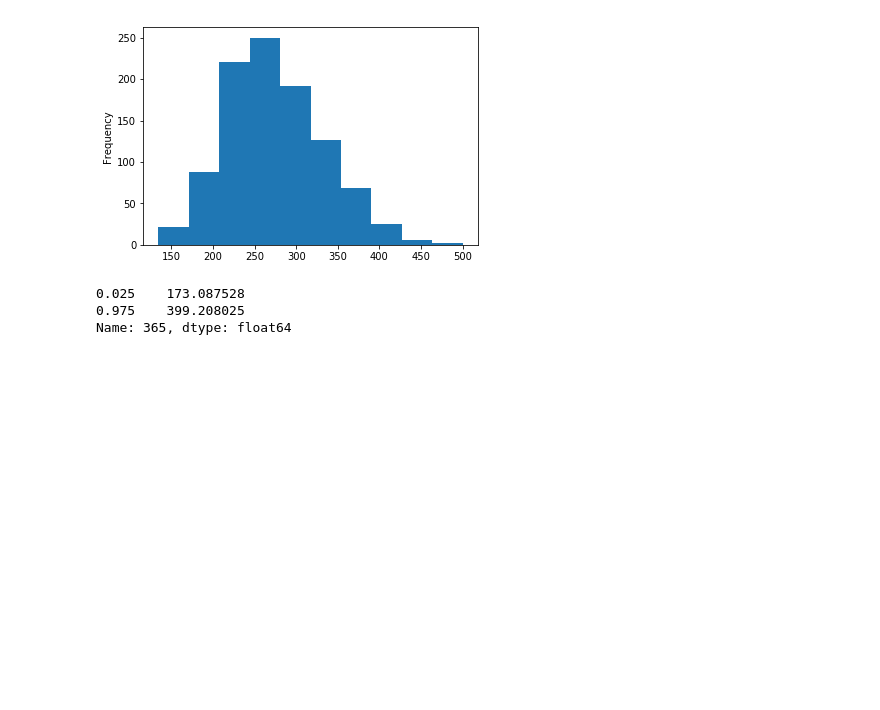
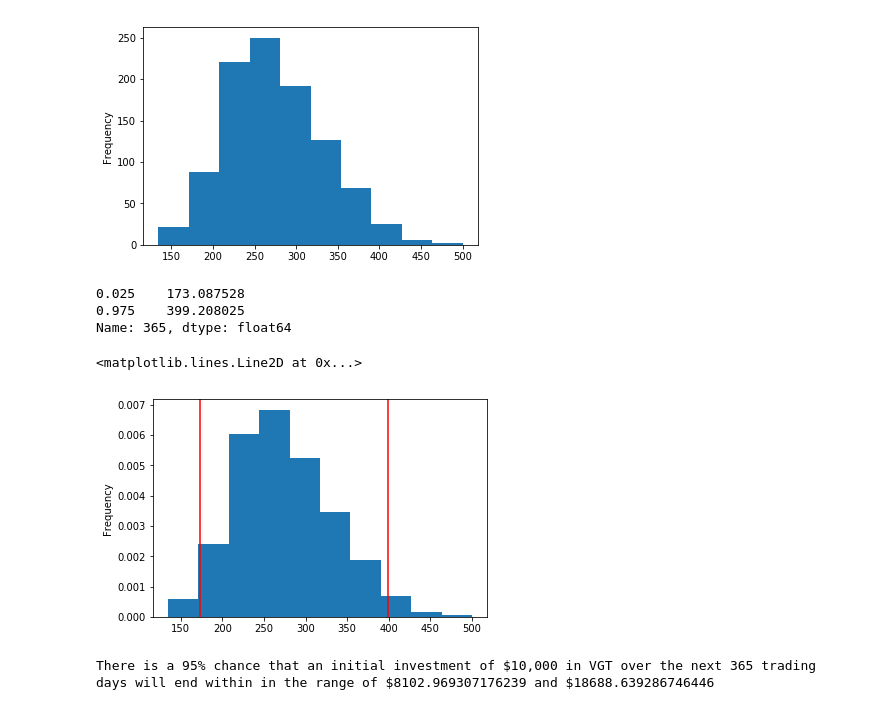
Before and after one commit to wesromero9/Project-1, a Jupyter notebook: MonteCarloVGT.ipynb, the cells around one changed output. Cells and saved outputs as stored; diff of their text form; code cells hidden in the pictures; blank space fills up the shorter version.

```diff
--- a/MonteCarloVGT.ipynb
+++ b/MonteCarloVGT.ipynb
@@ -145,6 +145,27 @@ Name: 365, dtype: float64
 # %%
 # a probability distribution histogram of simulated ending prices with markings for a 95% confidence interval
 plt.figure();
-B_simulated_ending_prices.plot(kind='hist', density=True, bins=10)
+VGT_simulated_ending_prices.plot(kind='hist', density=True, bins=10)
 plt.axvline(confidence_interval.iloc[0], color='r')
 plt.axvline(confidence_interval.iloc[1], color='r')
+# %% [output]
+<matplotlib.lines.Line2D at 0x...>
+[figure, added]
+# %%
+# Set initial investment
+initial_investment = 10000
+
+# Calculate cumulative profit/loss of lower and upper bound
+cumulative_pnl_lower_bound = initial_investment * ((confidence_interval.iloc[0] - VGT_last_price) / VGT_last_price)
+cumulative_pnl_upper_bound = initial_investment * ((confidence_interval.iloc[1] - VGT_last_price) / VGT_last_price)
+
+# Add the initial investment to the cumulative profit/loss of lower and upper bound
+ending_investment_lower_bound = initial_investment + cumulative_pnl_lower_bound
+ending_investment_upper_bound = initial_investment + cumulative_pnl_upper_bound
+
+# Print the results
+print(f"There is a 95% chance that an initial investment of $10,000 in VGT"
+      f" over the next 365 trading days will end within in the range of"
+      f" ${ending_investment_lower_bound} and ${ending_investment_upper_bound}")
+# %% [output]
+There is a 95% chance that an initial investment of $10,000 in VGT over the next 365 trading days will end within in the range of $8102.969307176239 and $18688.639286746446
```
Also changed, not shown: 3 other files.
